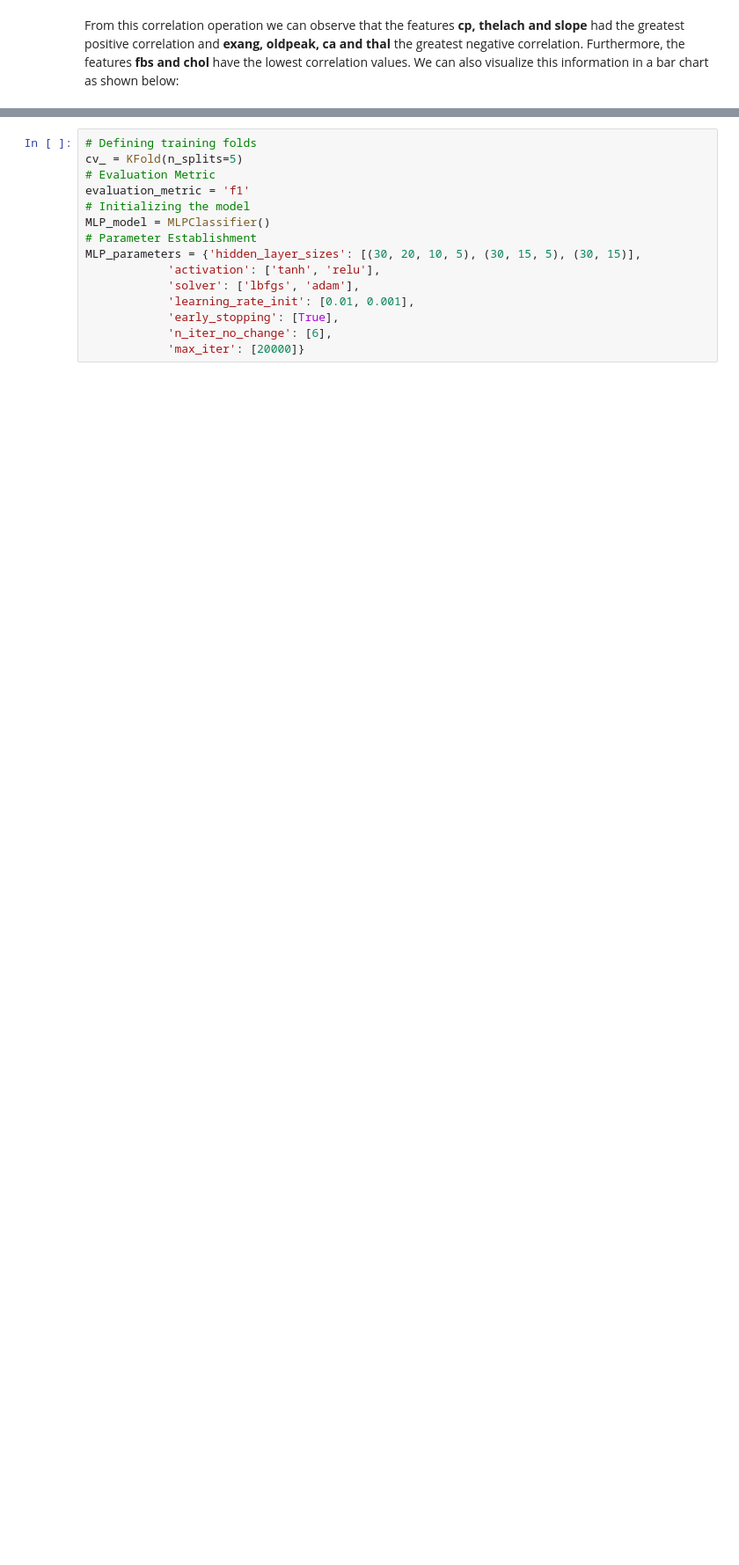
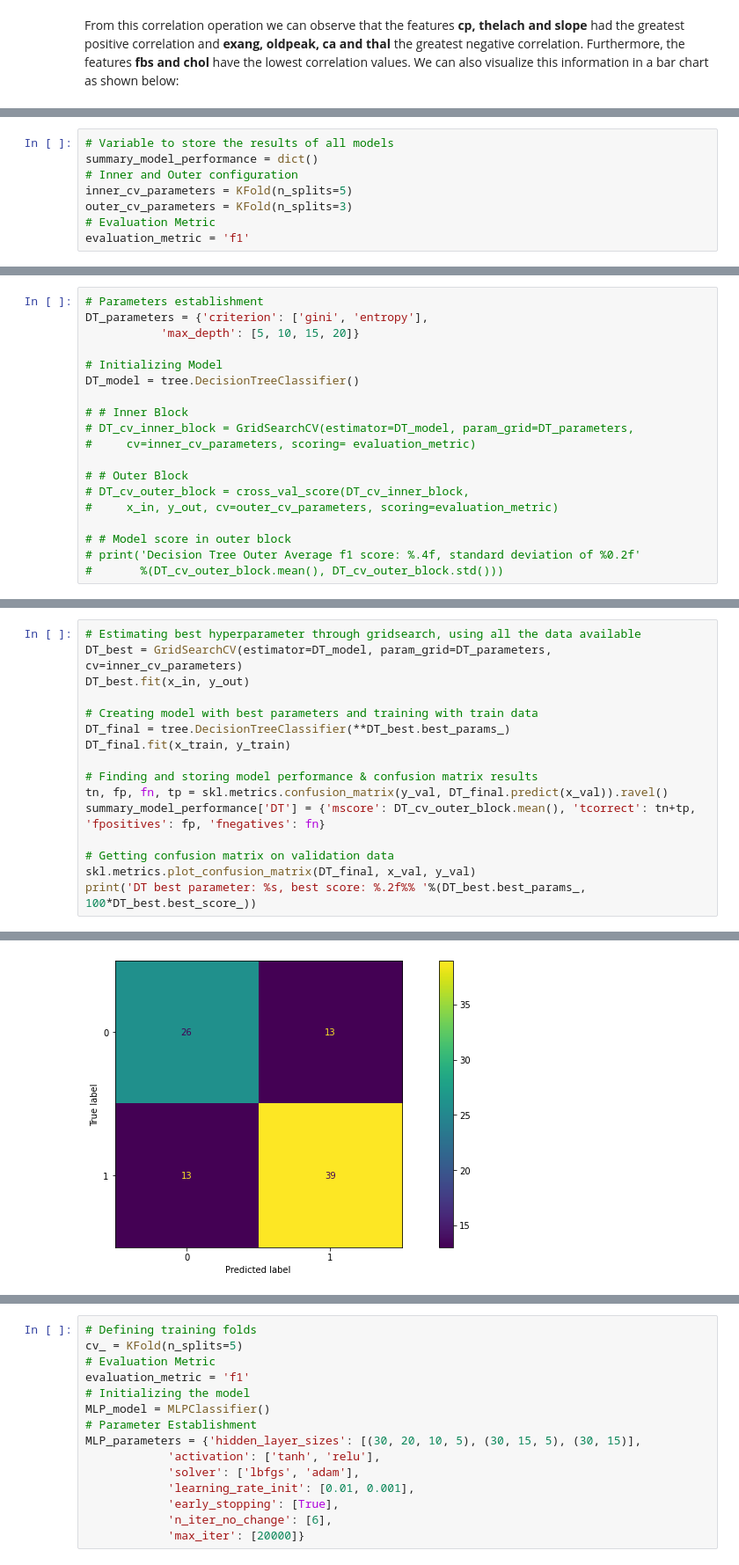
Before and after one commit to kevinmgamboa/heart_disease_prediction_app, a Jupyter notebook: model_train.ipynb, the cells around one changed output, grey strips where cells are left out. Shown at 88% size. Drawn from its saved outputs; the diff is of its cells as text; blank space fills up the shorter version.

Commit message:
updating notebook with models

```diff
--- a/model_train.ipynb
+++ b/model_train.ipynb
@@ -119,0 +166,8 @@ No. examples for validation =  91
+# %%
+# Variable to store the results of all models
+summary_model_performance = dict()
+# Inner and Outer configuration
+inner_cv_parameters = KFold(n_splits=5)
+outer_cv_parameters = KFold(n_splits=3)
+# Evaluation Metric
+evaluation_metric = 'f1'
@@ -119,0 +185,19 @@ No. examples for validation =  91
+# %%
+# Parameters establishment
+DT_parameters = {'criterion': ['gini', 'entropy'],
+           'max_depth': [5, 10, 15, 20]}
+
+# Initializing Model
+DT_model = tree.DecisionTreeClassifier()
+
+# # Inner Block
+# DT_cv_inner_block = GridSearchCV(estimator=DT_model, param_grid=DT_parameters,
+#     cv=inner_cv_parameters, scoring= evaluation_metric)
+
+# # Outer Block
+# DT_cv_outer_block = cross_val_score(DT_cv_inner_block,
+#     x_in, y_out, cv=outer_cv_parameters, scoring=evaluation_metric)
+
+# # Model score in outer block
+# print('Decision Tree Outer Average f1 score: %.4f, standard deviation of %0.2f'
+#       %(DT_cv_outer_block.mean(), DT_cv_outer_block.std()))
@@ -119,0 +209,17 @@ No. examples for validation =  91
+# %%
+# Estimating best hyperparameter through gridsearch, using all the data available
+DT_best = GridSearchCV(estimator=DT_model, param_grid=DT_parameters, cv=inner_cv_parameters)
+DT_best.fit(x_in, y_out)
+
+# Creating model with best parameters and training with train data
+DT_final = tree.DecisionTreeClassifier(**DT_best.best_params_)
+DT_final.fit(x_train, y_train)
+
+# Finding and storing model performance & confusion matrix results
+tn, fp, fn, tp = skl.metrics.confusion_matrix(y_val, DT_final.predict(x_val)).ravel()
+summary_model_performance['DT'] = {'mscore': DT_cv_outer_block.mean(), 'tcorrect': tn+tp, 'fpositives': fp, 'fnegatives': fn}
+
+# Getting confusion matrix on validation data
+skl.metrics.plot_confusion_matrix(DT_final, x_val, y_val)
+print('DT best parameter: %s, best score: %.2f%% '%(DT_best.best_params_, 100*DT_best.best_score_))
+# %% [output]
@@ -119,0 +227 @@ No. examples for validation =  91
+[figure, added]
```
Also changed, not shown: parts of 58 cells of this notebook.
